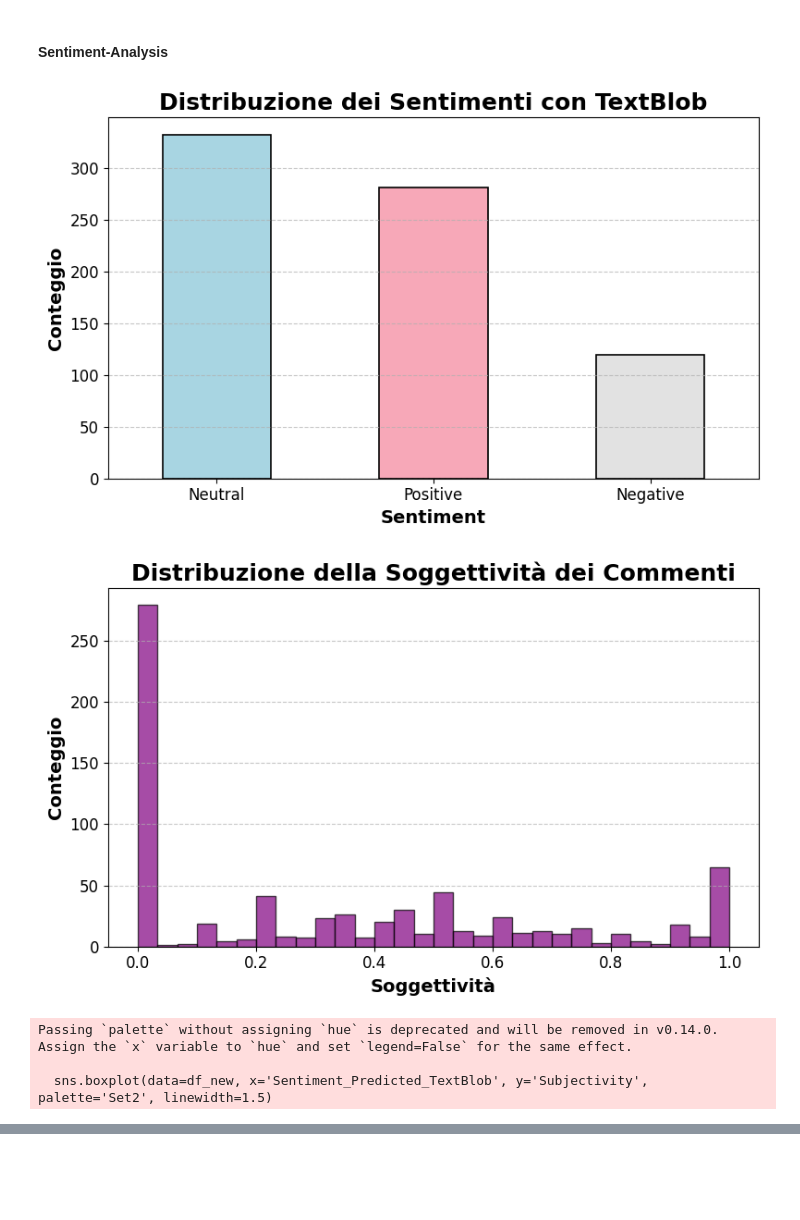
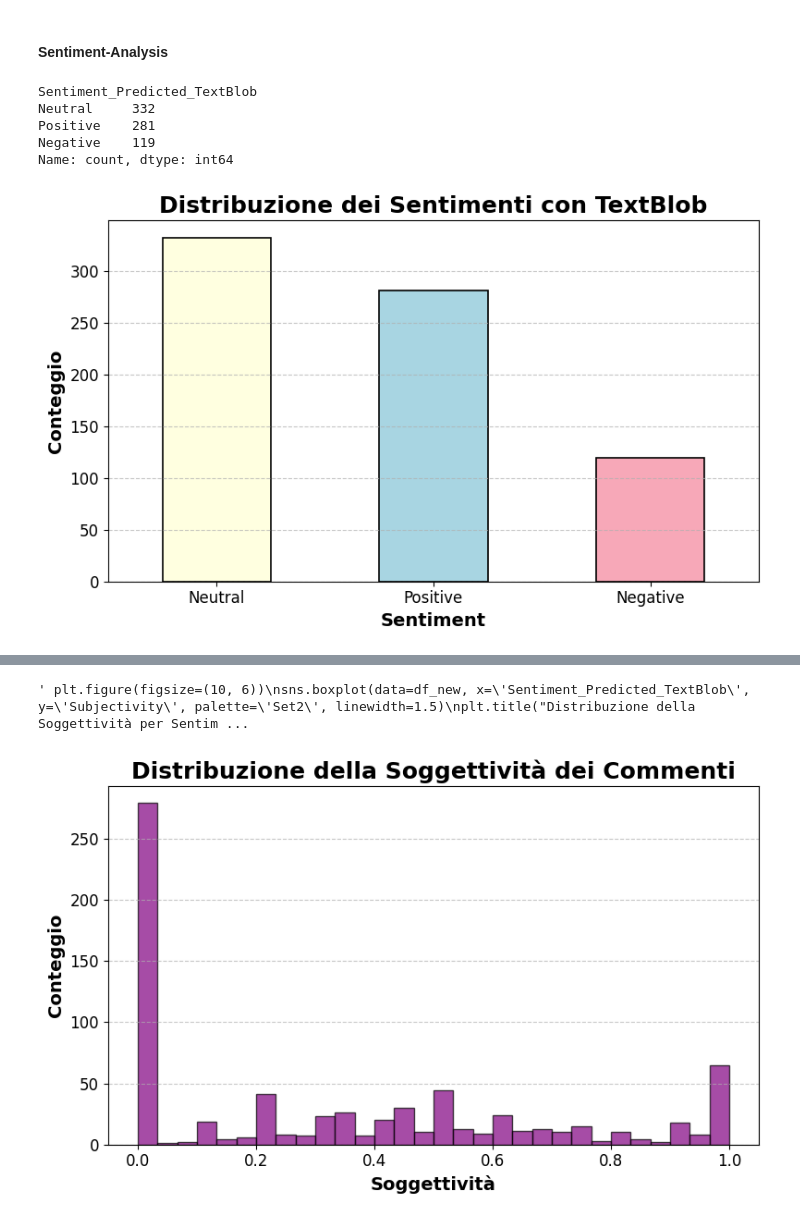
Before and after one commit to Giansimone-Coccia/Progetto_NLP, a Jupyter notebook: analysis.ipynb, the cells around one changed output, grey strips where cells are left out. Cells and saved outputs as stored; diff of their text form; code cells hidden in the pictures; blank space fills up the shorter version.

```diff
--- a/analysis.ipynb
+++ b/analysis.ipynb
@@ -239,63 +270,41 @@ from textblob import TextBlob
 # Funzione per ottenere sia il sentiment che la soggettività con TextBlob
 def get_sentiment_and_subjectivity(text):
     blob = TextBlob(text)
-    polarity = blob.sentiment.polarity  # Punteggio di polarità
-    subjectivity = blob.sentiment.subjectivity  # Punteggio di soggettività
+    polarity = blob.sentiment.polarity
+    subjectivity = blob.sentiment.subjectivity
 
     if polarity > 0:
         sentiment = 'Positive'
     elif polarity < 0:
         sentiment = 'Negative'
     else:
         sentiment = 'Neutral'
 
     return sentiment, subjectivity
 
 # Applica la funzione di sentiment analysis e soggettività con TextBlob
 df_new[['Sentiment_Predicted_TextBlob', 'Subjectivity']] = df_new['cleaned_text'].apply(lambda x: pd.Series(get_sentiment_and_subjectivity(x)))
 
 # Visualizza i primi risultati
 df_new[['Text', 'Sentiment_Predicted_TextBlob', 'Subjectivity']].head()
 
 # Visualizza la distribuzione dei sentimenti predetti da TextBlob
 plt.figure(figsize=(8, 5))
 sentiment_counts = df_new['Sentiment_Predicted_TextBlob'].value_counts()
-bars = sentiment_counts.plot(kind='bar', color=['#a8d5e2', '#f7a8b8', '#e2e2e2'], edgecolor='black', linewidth=1.2)
+print(df_new['Sentiment_Predicted_TextBlob'].value_counts())
+bars = sentiment_counts.plot(kind='bar', color=['#FFFFE0', '#a8d5e2', '#f7a8b8'], edgecolor='black', linewidth=1.2)
 plt.title("Distribuzione dei Sentimenti con TextBlob", fontsize=18, fontweight='bold')
 plt.xlabel("Sentiment", fontsize=14, fontweight='bold')
 plt.ylabel("Conteggio", fontsize=14, fontweight='bold')
 plt.xticks(rotation=0, fontsize=12)
 plt.yticks(fontsize=12)
 plt.grid(axis='y', linestyle='--', alpha=0.7)
 plt.tight_layout()
 plt.show()
-
-# Visualizza la distribuzione della soggettività
-plt.figure(figsize=(8, 5))
-plt.hist(df_new['Subjectivity'], bins=30, color='purple', edgecolor='black', alpha=0.7)
-plt.title("Distribuzione della Soggettività dei Commenti", fontsize=18, fontweight='bold')
-plt.xlabel("Soggettività", fontsize=14, fontweight='bold')
-plt.ylabel("Conteggio", fontsize=14, fontweight='bold')
-plt.xticks(fontsize=12)
-plt.yticks(fontsize=12)
-plt.grid(axis='y', linestyle='--', alpha=0.7)
-plt.tight_layout()
-plt.show()
-
-# Boxplot per visualizzare la soggettività per ogni categoria di sentiment
-plt.figure(figsize=(10, 6))
-sns.boxplot(data=df_new, x='Sentiment_Predicted_TextBlob', y='Subjectivity', palette='Set2', linewidth=1.5)
-plt.title("Distribuzione della Soggettività per Sentimento Predetto", fontsize=18, fontweight='bold')
-plt.xlabel("Sentiment Predetto", fontsize=14, fontweight='bold')
-plt.ylabel("Soggettività", fontsize=14, fontweight='bold')
-plt.xticks(fontsize=12)
-plt.yticks(fontsize=12)
-plt.grid(True, linestyle='--', alpha=0.7)
-plt.tight_layout()
-plt.show()
 # %% [output]
+Sentiment_Predicted_TextBlob
+Neutral     332
+Positive    281
+Negative    119
+Name: count, dtype: int64
-[figure, old version]
+[figure, new version]
-[figure, removed]
-Passing `palette` without assigning `hue` is deprecated and will be removed in v0.14.0. Assign the `x` variable to `hue` and set `legend=False` for the same effect.
-
-  sns.boxplot(data=df_new, x='Sentiment_Predicted_TextBlob', y='Subjectivity', palette='Set2', linewidth=1.5)
@@ -302,0 +311,15 @@ Passing `palette` without assigning `hue` is deprecated and will be removed in v
+' plt.figure(figsize=(10, 6))\nsns.boxplot(data=df_new, x=\'Sentiment_Predicted_TextBlob\', y=\'Subjectivity\', palette=\'Set2\', linewidth=1.5)\nplt.title("Distribuzione della Soggettività per Sentim ...
+# %%
+# Visualizza la distribuzione della soggettività
+plt.figure(figsize=(8, 5))
+plt.hist(df_new['Subjectivity'], bins=30, color='purple', edgecolor='black', alpha=0.7)
+plt.title("Distribuzione della Soggettività dei Commenti", fontsize=18, fontweight='bold')
+plt.xlabel("Soggettività", fontsize=14, fontweight='bold')
+plt.ylabel("Conteggio", fontsize=14, fontweight='bold')
+plt.xticks(fontsize=12)
+plt.yticks(fontsize=12)
+plt.grid(axis='y', linestyle='--', alpha=0.7)
+plt.tight_layout()
+plt.show()
+# %% [output]
+[figure, added]
```
Also changed, not shown: parts of 7 cells of this notebook.
